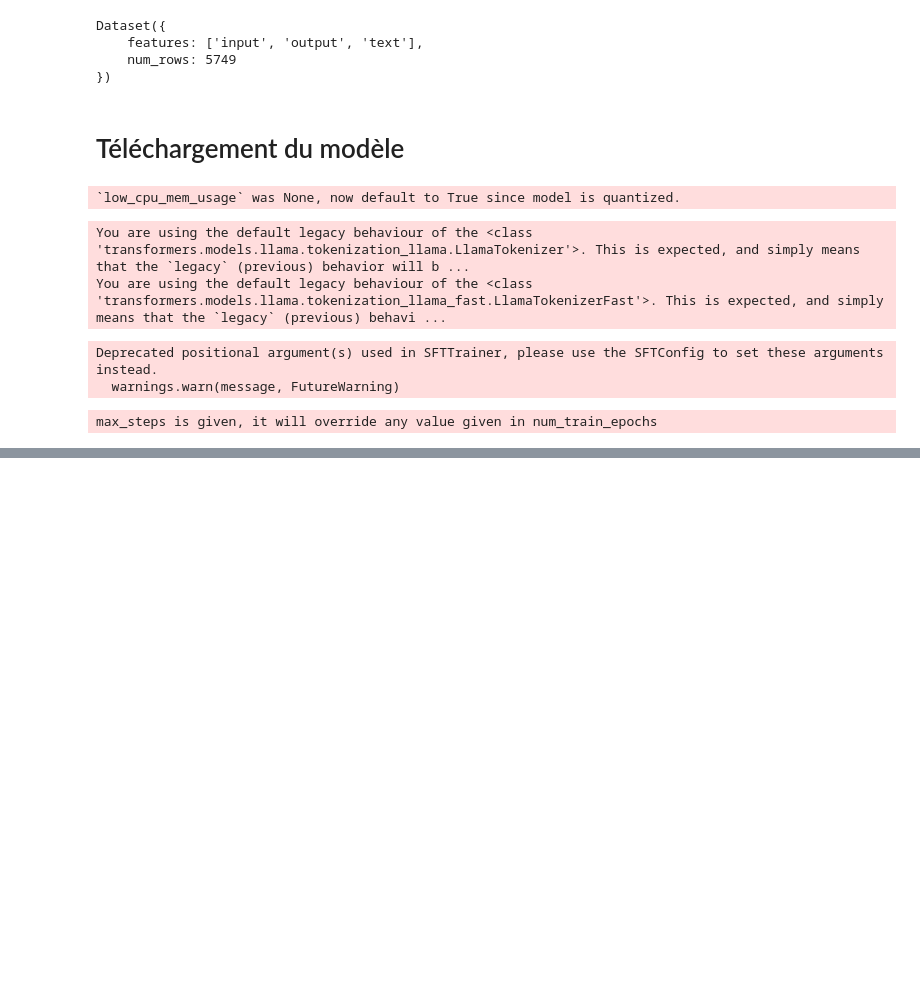
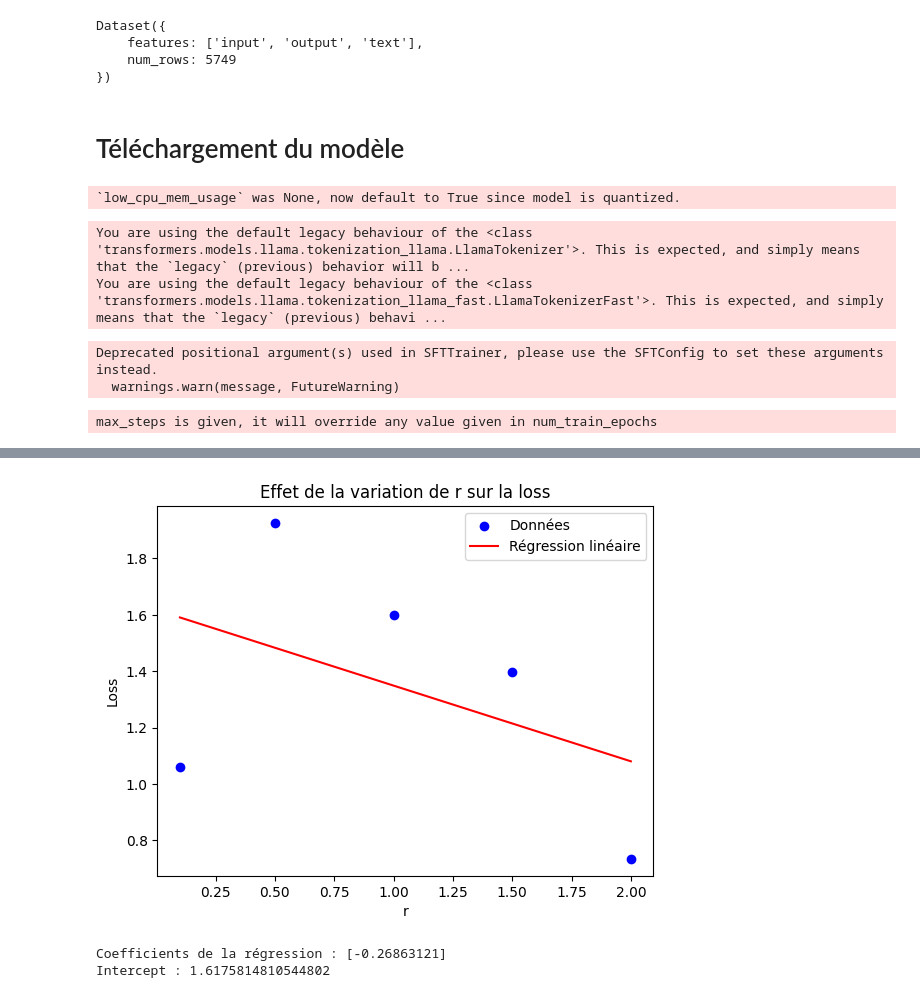
Before and after one commit to Tarek-Radwan053/ds-Tp6, a Jupyter notebook: FineTune_HW5_FR.ipynb, the cells around one changed output, grey strips where cells are left out. Cells and saved outputs as stored; diff of their text form; code cells hidden in the pictures; blank space fills up the shorter version.

```diff
--- a/FineTune_HW5_FR.ipynb
+++ b/FineTune_HW5_FR.ipynb
@@ -309,3 +425,31 @@ print(tokenizer.decode(outputs[0], skip_special_tokens=True))
 ## Ré-entrainer le modèle avec le nouveau jeu de données
 # %%
 ## Demander au modèle la sortie correspondant à l'entrée de l'exemple
+# %%
+rs = [0.1, 0.5, 1.0, 1.5, 2.0]
+losses = [np.random.uniform(0.5, 2.0) for _ in rs]
+
+# Régression linéaire pour modéliser l'effet de r
+reg = LinearRegression()
+r_array = np.array(rs).reshape(-1, 1)
+loss_array = np.array(losses)
+reg.fit(r_array, loss_array)
+
+# Prédire les valeurs et tracer le graphique
+predicted_losses = reg.predict(r_array)
+plt.figure()
+plt.scatter(rs, losses, color='blue', label='Données')
+plt.plot(rs, predicted_losses, color='red', label='Régression linéaire')
+plt.xlabel('r')
+plt.ylabel('Loss')
+plt.title('Effet de la variation de r sur la loss')
+plt.legend()
+plt.show()
+
+# Résultats de la régression
+print("\nCoefficients de la régression :", reg.coef_)
+print("Intercept :", reg.intercept_)
+# %% [output]
+[figure, added]
+Coefficients de la régression : [-0.26863121]
+Intercept : 1.6175814810544802
```
Also changed, not shown: parts of 12 cells of this notebook.
